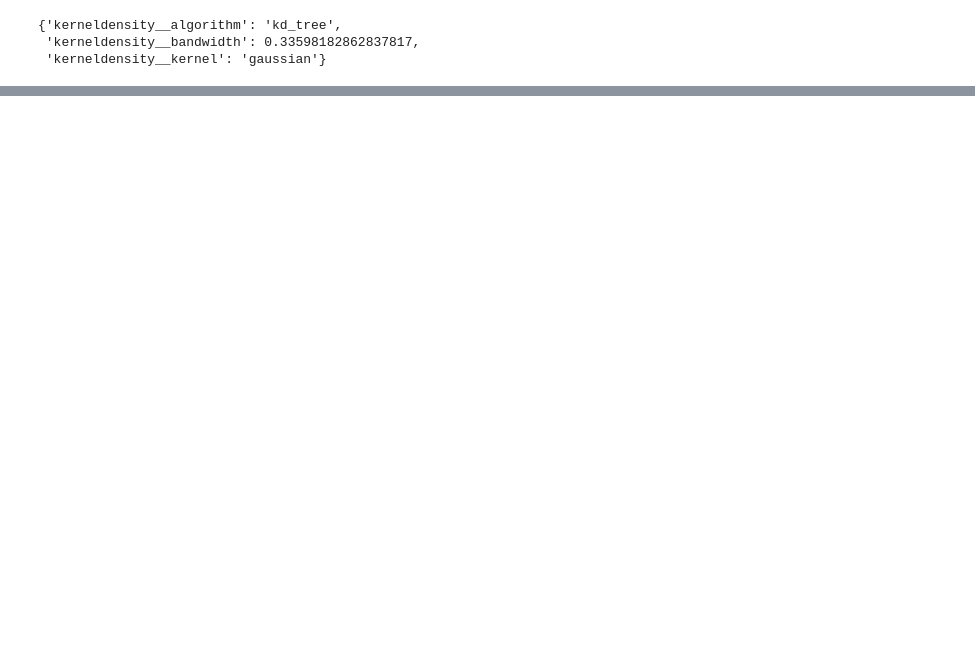
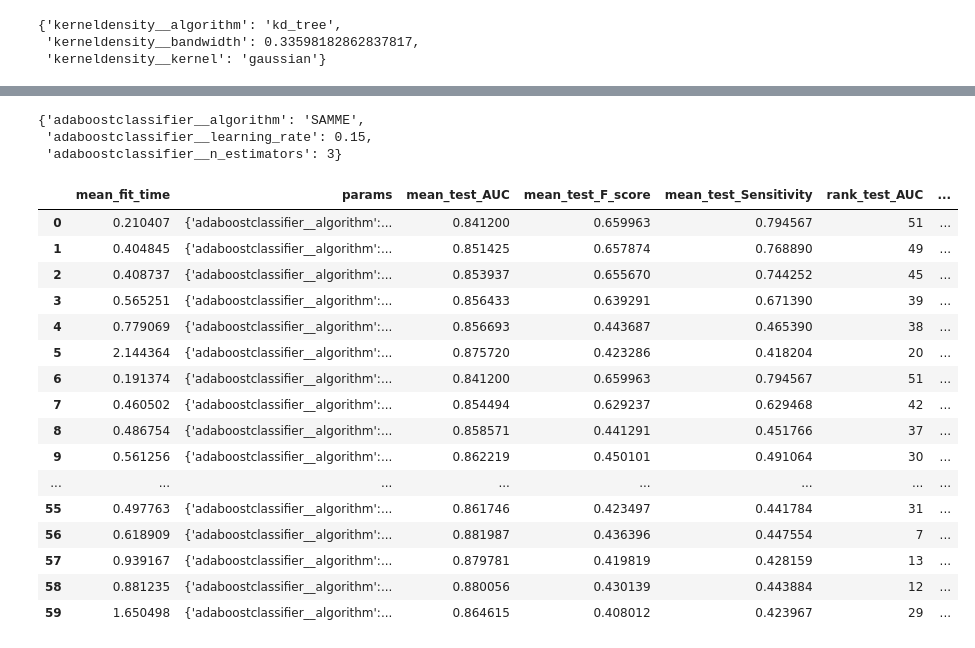
Before and after one commit to lkarol00/simulacion, a Jupyter notebook: Proyecto Semestre.ipynb, the cells around one changed output, grey strips where cells are left out. Drawn from its saved outputs; the diff is of its cells as text; code cells hidden in the pictures; blank space fills up the shorter version.

```diff
--- a/Proyecto Semestre.ipynb
+++ b/Proyecto Semestre.ipynb
@@ -415,0 +677,13 @@ modelo_gs2.fit(X_train, Y_train)
+# %%
+from sklearn.naive_bayes import GaussianNB
+
+scoring = {'AUC': 'roc_auc', 'F-score': 'f1', 'Sensitivity': make_scorer(recall_score)}
+parameters = {
+    'gaussiannb__var_smoothing': [0.0000000001, 0.00000001, 0.000001, 0.0001, 0.1, 10, 100, 1000, 100000, 1000000, 100000000]
+}
+
+pp = make_pipeline(StandardScaler(), GaussianNB())
+
+gs = GridSearchCV(pp, parameters, cv=skf, scoring=scoring, refit='F-score', return_train_score=True, n_jobs=-1, verbose=10)
+gs.fit(X, Y)
+results = gs.cv_results_
@@ -415,0 +742,16 @@ modelo_gs2.fit(X_train, Y_train)
+# %%
+from sklearn.ensemble import AdaBoostClassifier
+
+scoring = {'AUC': 'roc_auc', 'F-score': 'f1', 'Sensitivity': make_scorer(recall_score)}
+parameters = {
+    'adaboostclassifier__n_estimators': (5, 10, 15, 20, 50),
+    'adaboostclassifier__learning_rate': (0.1, 0.15, 0.2, 0.25, 0.5),
+    'adaboostclassifier__algorithm': ('SAMME', 'SAMME.R'),
+    'adaboostclassifier__random_state': (0, 1)
+}
+
+pp = make_pipeline(StandardScaler(), AdaBoostClassifier())
+
+gs = GridSearchCV(pp, parameters, cv=skf, scoring=scoring, refit='F-score', return_train_score=True, n_jobs=-1, verbose=10)
+gs.fit(X, Y)
+results = gs.cv_results_
@@ -415,0 +777,4 @@ modelo_gs2.fit(X_train, Y_train)
+# %%
+results_abc= gs.cv_results_
+data = pandas.DataFrame(results_abc)
+data
@@ -415,0 +800,27 @@ modelo_gs2.fit(X_train, Y_train)
+# %%
+gs.best_params_
+# %% [output]
+{'adaboostclassifier__algorithm': 'SAMME',
+ 'adaboostclassifier__learning_rate': 0.15,
+ 'adaboostclassifier__n_estimators': 3}
+# %%
+table_abc = make_table(data)
+table_abc
+# %% [output]
+|  | mean_fit_time | params | mean_test_AUC | mean_test_F_score | mean_test_Sensitivity | rank_test_AUC | ... |
+| 0 | 0.210407 | {'adaboostclassifier__algorithm':... | 0.841200 | 0.659963 | 0.794567 | 51 | ... |
+| 1 | 0.404845 | {'adaboostclassifier__algorithm':... | 0.851425 | 0.657874 | 0.768890 | 49 | ... |
+| 2 | 0.408737 | {'adaboostclassifier__algorithm':... | 0.853937 | 0.655670 | 0.744252 | 45 | ... |
+| 3 | 0.565251 | {'adaboostclassifier__algorithm':... | 0.856433 | 0.639291 | 0.671390 | 39 | ... |
+| 4 | 0.779069 | {'adaboostclassifier__algorithm':... | 0.856693 | 0.443687 | 0.465390 | 38 | ... |
+| 5 | 2.144364 | {'adaboostclassifier__algorithm':... | 0.875720 | 0.423286 | 0.418204 | 20 | ... |
+| 6 | 0.191374 | {'adaboostclassifier__algorithm':... | 0.841200 | 0.659963 | 0.794567 | 51 | ... |
+| 7 | 0.460502 | {'adaboostclassifier__algorithm':... | 0.854494 | 0.629237 | 0.629468 | 42 | ... |
+| 8 | 0.486754 | {'adaboostclassifier__algorithm':... | 0.858571 | 0.441291 | 0.451766 | 37 | ... |
+| 9 | 0.561256 | {'adaboostclassifier__algorithm':... | 0.862219 | 0.450101 | 0.491064 | 30 | ... |
+| ... | ... | ... | ... | ... | ... | ... | ... |
+| 55 | 0.497763 | {'adaboostclassifier__algorithm':... | 0.861746 | 0.423497 | 0.441784 | 31 | ... |
+| 56 | 0.618909 | {'adaboostclassifier__algorithm':... | 0.881987 | 0.436396 | 0.447554 | 7 | ... |
+| 57 | 0.939167 | {'adaboostclassifier__algorithm':... | 0.879781 | 0.419819 | 0.428159 | 13 | ... |
+| 58 | 0.881235 | {'adaboostclassifier__algorithm':... | 0.880056 | 0.430139 | 0.443884 | 12 | ... |
+| 59 | 1.650498 | {'adaboostclassifier__algorithm':... | 0.864615 | 0.408012 | 0.423967 | 29 | ... |
```
Also changed, not shown: parts of 36 cells of this notebook.
